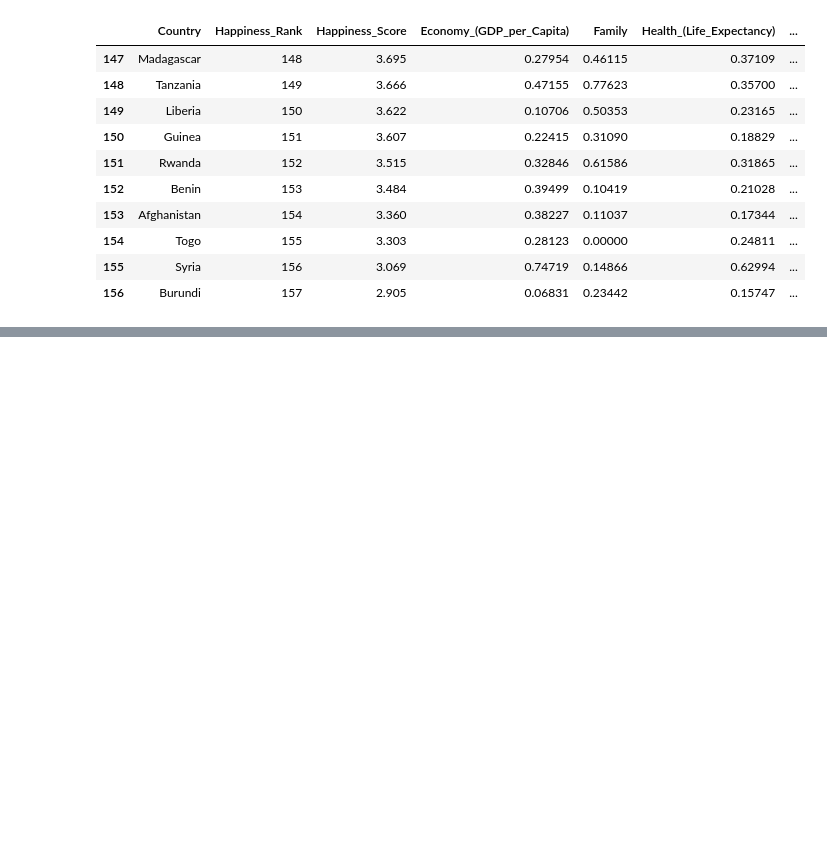
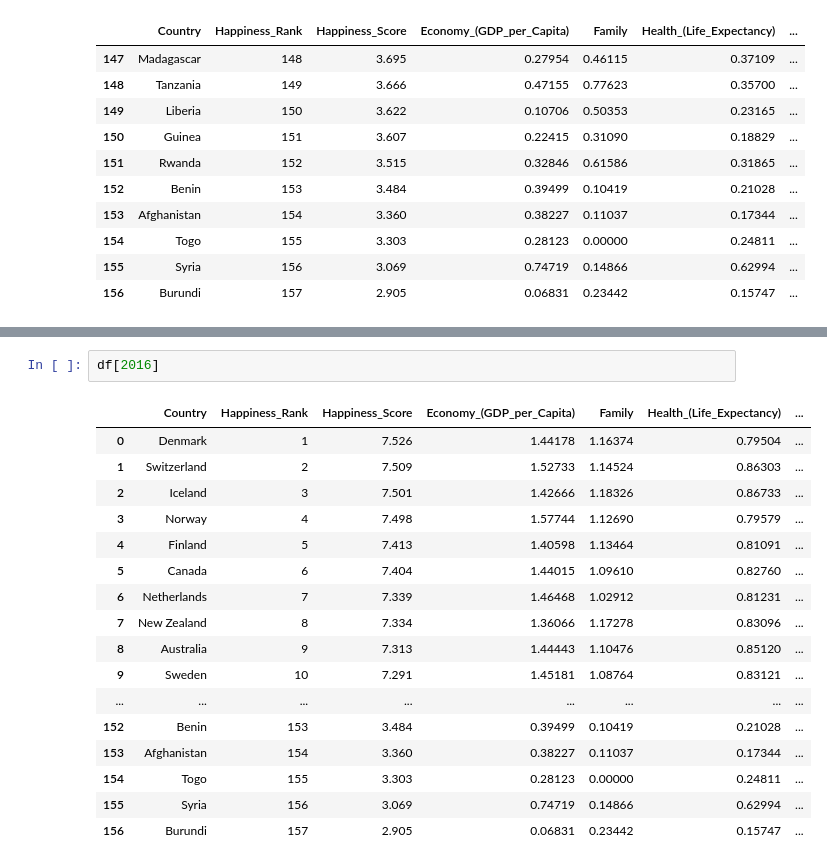
Before and after one commit to UWA-Project-1/The-World-Happiness-Analysis, a Jupyter notebook: source_code.ipynb, the cells around one changed output, grey strips where cells are left out. Drawn from its saved outputs; the diff is of its cells as text; blank space fills up the shorter version.

```diff
--- a/source_code.ipynb
+++ b/source_code.ipynb
@@ -127,0 +144,20 @@ fig.show()
+# %%
+df[2016]
+# %% [output]
+|  | Country | Happiness_Rank | Happiness_Score | Economy_(GDP_per_Capita) | Family | Health_(Life_Expectancy) | ... |
+| 0 | Denmark | 1 | 7.526 | 1.44178 | 1.16374 | 0.79504 | ... |
+| 1 | Switzerland | 2 | 7.509 | 1.52733 | 1.14524 | 0.86303 | ... |
+| 2 | Iceland | 3 | 7.501 | 1.42666 | 1.18326 | 0.86733 | ... |
+| 3 | Norway | 4 | 7.498 | 1.57744 | 1.12690 | 0.79579 | ... |
+| 4 | Finland | 5 | 7.413 | 1.40598 | 1.13464 | 0.81091 | ... |
+| 5 | Canada | 6 | 7.404 | 1.44015 | 1.09610 | 0.82760 | ... |
+| 6 | Netherlands | 7 | 7.339 | 1.46468 | 1.02912 | 0.81231 | ... |
+| 7 | New Zealand | 8 | 7.334 | 1.36066 | 1.17278 | 0.83096 | ... |
+| 8 | Australia | 9 | 7.313 | 1.44443 | 1.10476 | 0.85120 | ... |
+| 9 | Sweden | 10 | 7.291 | 1.45181 | 1.08764 | 0.83121 | ... |
+| ... | ... | ... | ... | ... | ... | ... | ... |
+| 152 | Benin | 153 | 3.484 | 0.39499 | 0.10419 | 0.21028 | ... |
+| 153 | Afghanistan | 154 | 3.360 | 0.38227 | 0.11037 | 0.17344 | ... |
+| 154 | Togo | 155 | 3.303 | 0.28123 | 0.00000 | 0.24811 | ... |
+| 155 | Syria | 156 | 3.069 | 0.74719 | 0.14866 | 0.62994 | ... |
+| 156 | Burundi | 157 | 2.905 | 0.06831 | 0.23442 | 0.15747 | ... |
```
Also changed, not shown: parts of 11 cells of this notebook.
